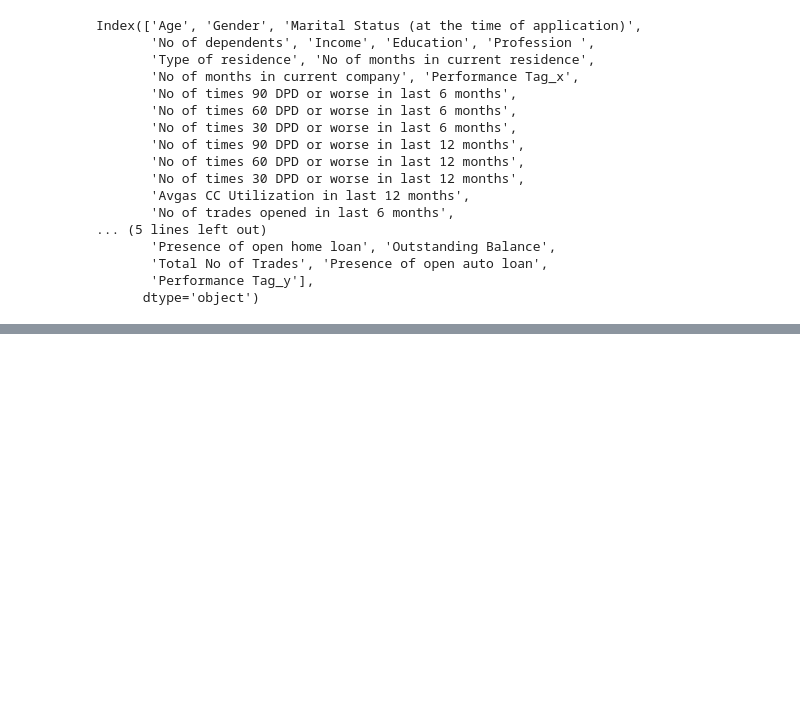
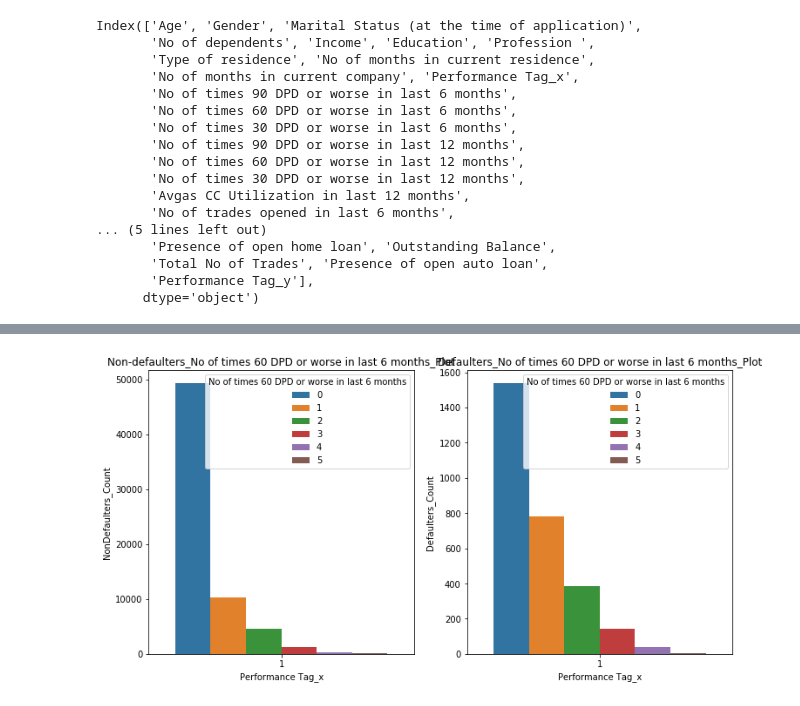
Before and after one commit to uma3010/Elective-Group-Assignment, a Jupyter notebook: Group_Assignment.ipynb, the cells around one changed output, grey strips where cells are left out. Drawn from its saved outputs; the diff is of its cells as text; code cells hidden in the pictures; blank space fills up the shorter version.

```diff
--- a/Group_Assignment.ipynb
+++ b/Group_Assignment.ipynb
@@ -1019,0 +1170,13 @@ memory usage: 15.7+ MB
+# %%
+analysis8_df0 = df_0_nondef.groupby(['Performance Tag_x', 'No of times 60 DPD or worse in last 6 months']).size().reset_index(name='NonDefaulters_Count')
+analysis8_df1 = df_1_def.groupby(['Performance Tag_x', 'No of times 60 DPD or worse in last 6 months']).size().reset_index(name='Defaulters_Count')
+plt.figure(figsize=(12, 6))
+plt.subplot(1, 2, 1)
+sns.barplot( x ='Performance Tag_x', y='NonDefaulters_Count', hue="No of times 60 DPD or worse in last 6 months", data=analysis8_df0)
+plt.title("Non-defaulters_No of times 60 DPD or worse in last 6 months_Plot")
+plt.subplot(1, 2, 2)
+sns.barplot( x ='Performance Tag_x', y='Defaulters_Count', hue="No of times 60 DPD or worse in last 6 months", data=analysis8_df1)
+plt.title("Defaulters_No of times 60 DPD or worse in last 6 months_Plot")
+plt.show()
+# %% [output]
+[figure, added]
```
Also changed, not shown: parts of 86 cells of this notebook.
